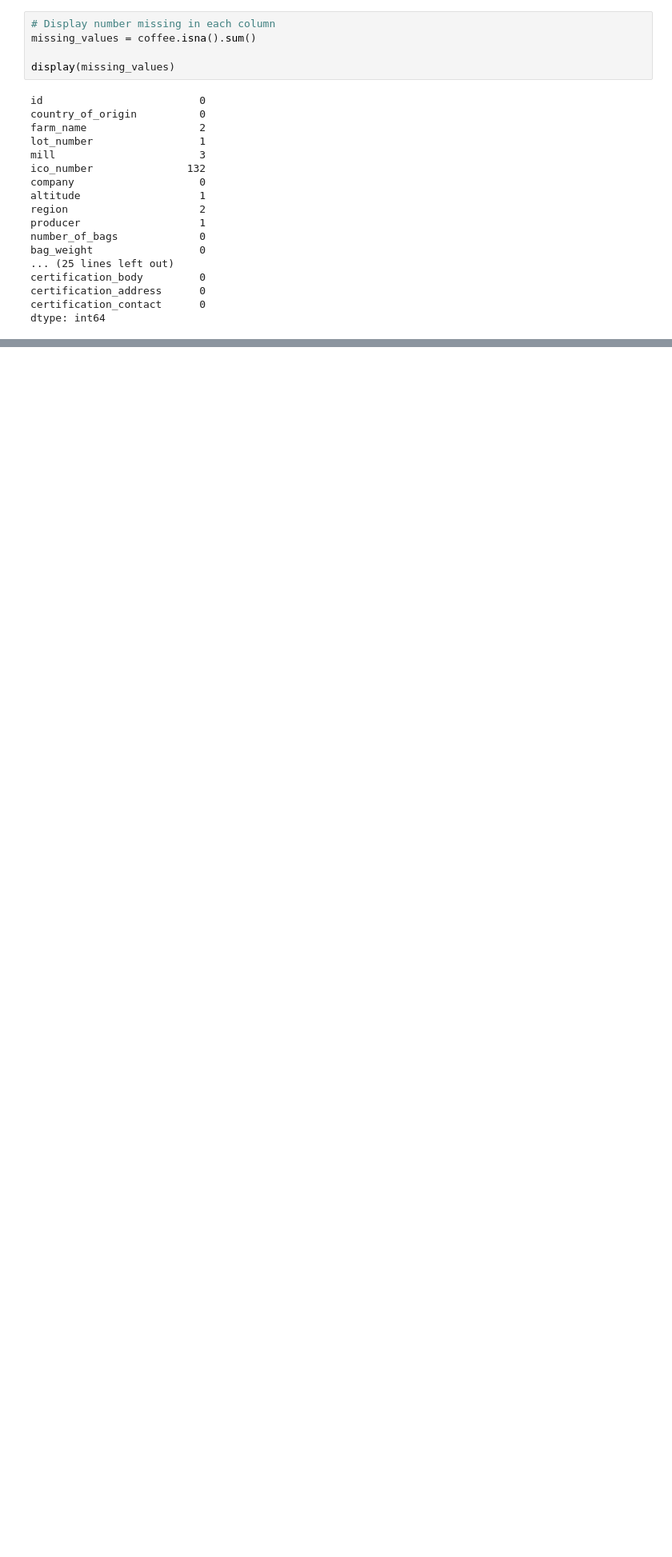
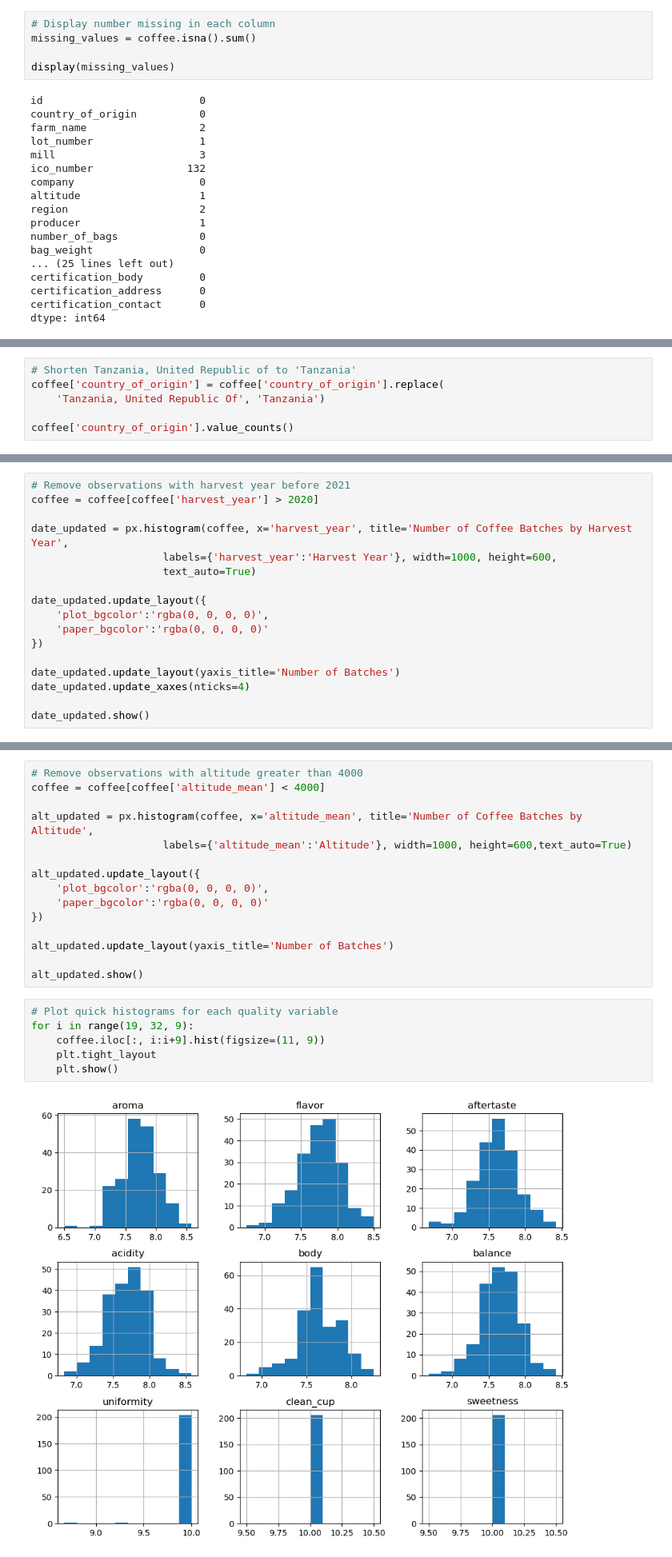
Before and after one commit to kellyshreeve/Coffee_Quality_Visualizations, a Jupyter notebook: coffee_quality_visualizations.ipynb, the cells around one changed output, grey strips where cells are left out. Shown at 80% size. Saved outputs shown, nothing was run; the diff lists cells and outputs as text; blank space fills up the shorter version.

```diff
--- a/coffee_quality_visualizations.ipynb
+++ b/coffee_quality_visualizations.ipynb
@@ -136,0 +308,6 @@ AttributeError: 'function' object has no attribute 'sum'
+# %%
+# Shorten Tanzania, United Republic of to 'Tanzania'
+coffee['country_of_origin'] = coffee['country_of_origin'].replace(
+    'Tanzania, United Republic Of', 'Tanzania')
+
+coffee['country_of_origin'].value_counts()
@@ -136,0 +385,17 @@ AttributeError: 'function' object has no attribute 'sum'
+# %%
+# Remove observations with harvest year before 2021
+coffee = coffee[coffee['harvest_year'] > 2020]
+
+date_updated = px.histogram(coffee, x='harvest_year', title='Number of Coffee Batches by Harvest Year',
+                     labels={'harvest_year':'Harvest Year'}, width=1000, height=600,
+                     text_auto=True)
+
+date_updated.update_layout({
+    'plot_bgcolor':'rgba(0, 0, 0, 0)',
+    'paper_bgcolor':'rgba(0, 0, 0, 0)'
+})
+
+date_updated.update_layout(yaxis_title='Number of Batches')
+date_updated.update_xaxes(nticks=4)
+
+date_updated.show()
@@ -136,0 +415,23 @@ AttributeError: 'function' object has no attribute 'sum'
+# %%
+# Remove observations with altitude greater than 4000
+coffee = coffee[coffee['altitude_mean'] < 4000]
+
+alt_updated = px.histogram(coffee, x='altitude_mean', title='Number of Coffee Batches by Altitude',
+                     labels={'altitude_mean':'Altitude'}, width=1000, height=600,text_auto=True)
+
+alt_updated.update_layout({
+    'plot_bgcolor':'rgba(0, 0, 0, 0)',
+    'paper_bgcolor':'rgba(0, 0, 0, 0)'
+})
+
+alt_updated.update_layout(yaxis_title='Number of Batches')
+
+alt_updated.show()
+# %%
+# Plot quick histograms for each quality variable
+for i in range(19, 32, 9):
+    coffee.iloc[:, i:i+9].hist(figsize=(11, 9))
+    plt.tight_layout
+    plt.show()
+# %% [output]
+[figure, added]
```
Also changed, not shown: parts of 38 cells of this notebook.
